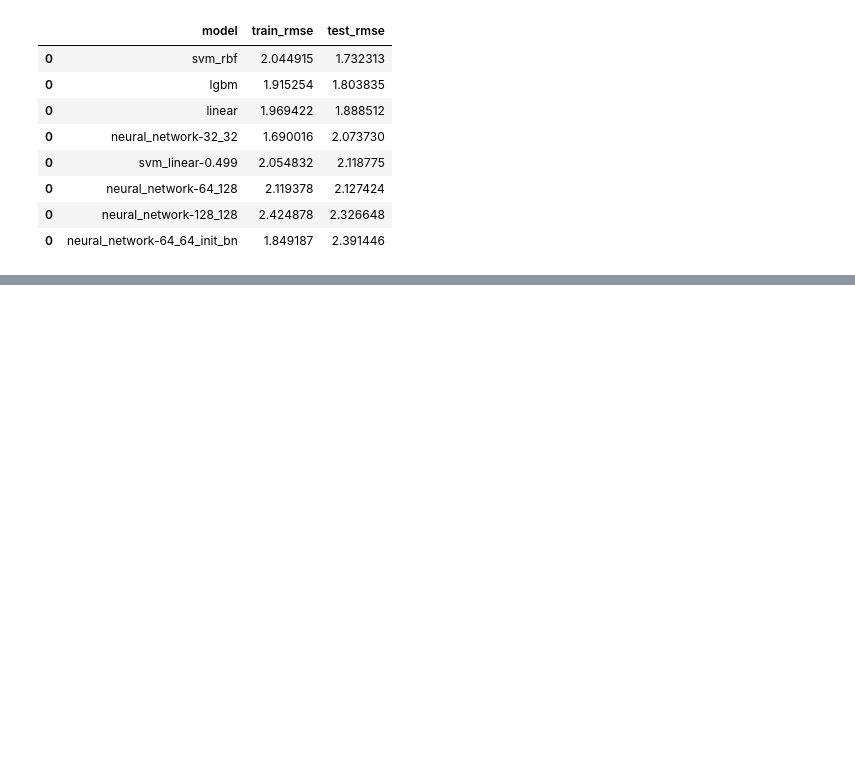
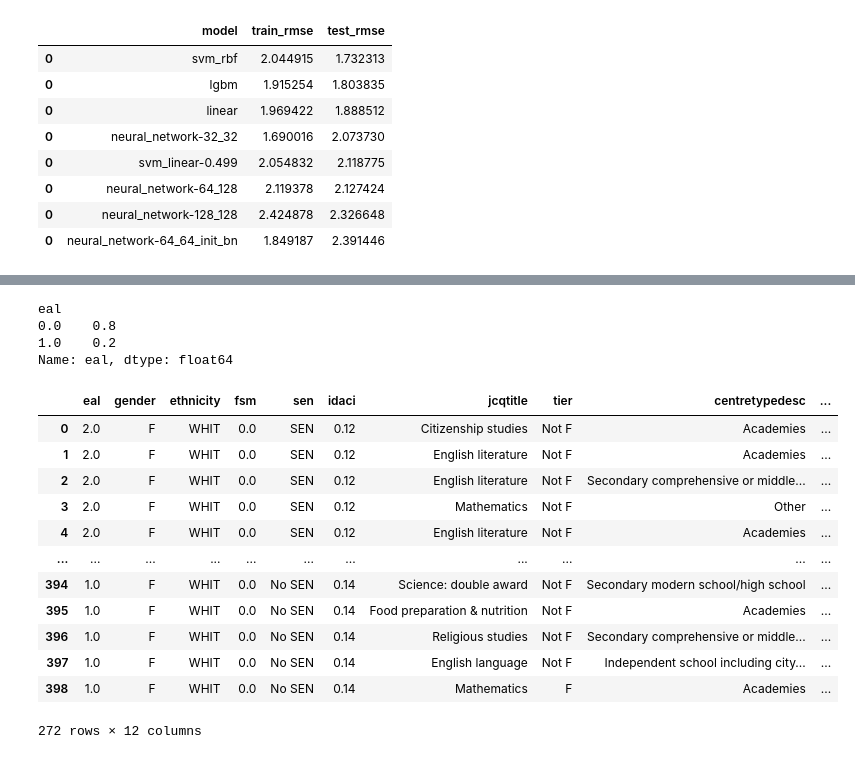
Before and after one commit to louismagowan/cag-equality, a Jupyter notebook: sandbox.ipynb, the cells around one changed output, grey strips where cells are left out. Saved outputs shown, nothing was run; the diff lists cells and outputs as text; code cells hidden in the pictures; blank space fills up the shorter version.

```diff
--- a/sandbox.ipynb
+++ b/sandbox.ipynb
@@ -752,0 +861,7 @@ all_results.sort_values("test_rmse")
+# %%
+control_prop
+# %% [output]
+eal
+0.0    0.8
+1.0    0.2
+Name: eal, dtype: float64
@@ -752,0 +871,16 @@ all_results.sort_values("test_rmse")
+# %%
+summary_cat =
+# %% [output]
+|  | eal | gender | ethnicity | fsm | sen | idaci | jcqtitle | tier | centretypedesc | ... |
+| 0 | 2.0 | F | WHIT | 0.0 | SEN | 0.12 | Citizenship studies | Not F | Academies | ... |
+| 1 | 2.0 | F | WHIT | 0.0 | SEN | 0.12 | English literature | Not F | Academies | ... |
+| 2 | 2.0 | F | WHIT | 0.0 | SEN | 0.12 | English literature | Not F | Secondary comprehensive or middle... | ... |
+| 3 | 2.0 | F | WHIT | 0.0 | SEN | 0.12 | Mathematics | Not F | Other | ... |
+| 4 | 2.0 | F | WHIT | 0.0 | SEN | 0.12 | English literature | Not F | Academies | ... |
+| ... | ... | ... | ... | ... | ... | ... | ... | ... | ... | ... |
+| 394 | 1.0 | F | WHIT | 0.0 | No SEN | 0.14 | Science: double award | Not F | Secondary modern school/high school | ... |
+| 395 | 1.0 | F | WHIT | 0.0 | No SEN | 0.14 | Food preparation & nutrition | Not F | Academies | ... |
+| 396 | 1.0 | F | WHIT | 0.0 | No SEN | 0.14 | Religious studies | Not F | Secondary comprehensive or middle... | ... |
+| 397 | 1.0 | F | WHIT | 0.0 | No SEN | 0.14 | English language | Not F | Independent school including city... | ... |
+| 398 | 1.0 | F | WHIT | 0.0 | No SEN | 0.14 | Mathematics | F | Academies | ... |
+272 rows × 12 columns
```
Also changed, not shown: parts of 15 cells of this notebook.
